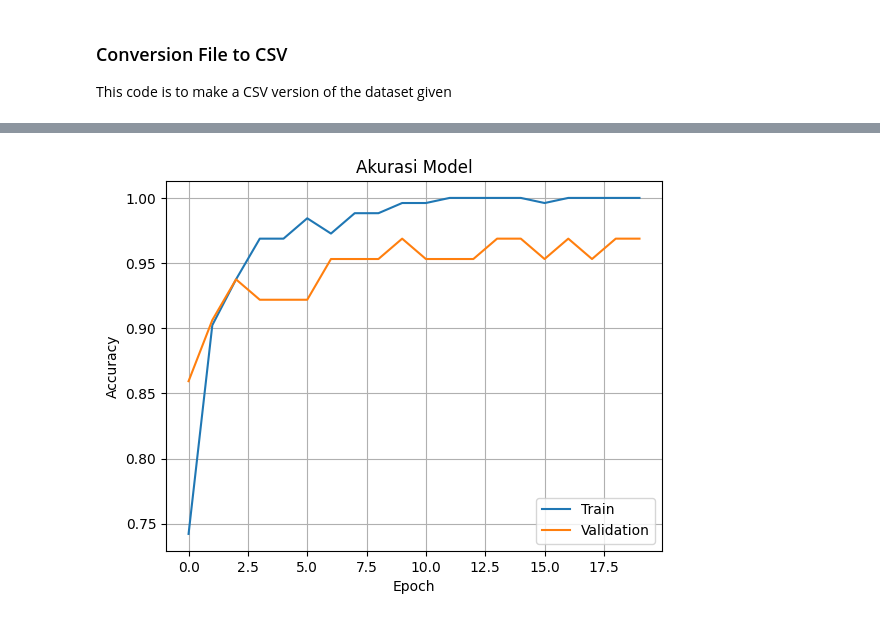
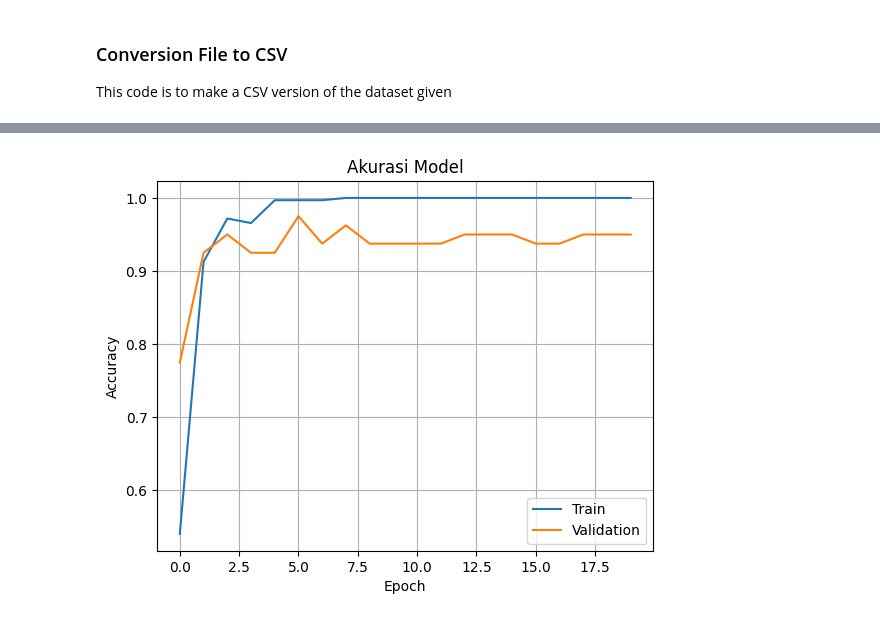
Before and after one commit to catSushiRoll/BSProjek, a Jupyter notebook: CNN_Epileptic_EEG.ipynb, the cells around one changed output, grey strips where cells are left out. Drawn from its saved outputs; the diff is of its cells as text; code cells hidden in the pictures.

```diff
--- a/CNN_Epileptic_EEG.ipynb
+++ b/CNN_Epileptic_EEG.ipynb
@@ -96,57 +96,56 @@ else:
 import pandas as pd
 import numpy as np
 from sklearn.model_selection import train_test_split
+from sklearn.preprocessing import StandardScaler
 from tensorflow.keras.models import Sequential
-from tensorflow.keras.layers import Conv1D, MaxPooling1D, Flatten, Dense, Dropout
+from tensorflow.keras.layers import Dense, Conv1D, MaxPooling1D, Flatten, Dropout
 from tensorflow.keras.utils import to_categorical
 import matplotlib.pyplot as plt
 
 df = pd.read_csv("/content/drive/MyDrive/dataset eeg/EEG_epilepsy_dataset.csv")
+X = df.drop('label', axis=1).values
+y = df['label'].values
 
-X = df.drop('label', axis=1).values  # shape: (200, 4097)
-y = df['label'].values               # shape: (200,)
+scaler = StandardScaler()
+X = scaler.fit_transform(X)
 
-X = X / np.max(np.abs(X))
+X = X.reshape(X.shape[0], X.shape[1], 1)
 
-X = X.reshape((X.shape[0], X.shape[1], 1))
+X_train, X_test, y_train, y_test = train_test_split(X, y, test_size=0.2, random_state=42, shuffle=True)
 
-X_train, X_test, y_train, y_test = train_test_split(
-    X, y, test_size=0.2, random_state=42, stratify=y
-)
-
-X_train_final, X_val, y_train_final, y_val = train_test_split(
-    X_train, y_train, test_size=0.2, random_state=42, stratify=y_train
-)
-
-model = Sequential()
-model.add(Conv1D(32, kernel_size=7, activation='relu', input_shape=(4097, 1)))
-model.add(MaxPooling1D(pool_size=2))
-model.add(Conv1D(64, kernel_size=5, activation='relu'))
-model.add(MaxPooling1D(pool_size=2))
-model.add(Flatten())
-model.add(Dense(64, activation='relu'))
-model.add(Dropout(0.3))
-model.add(Dense(1, activation='sigmoid'))
+model = Sequential([
+    Conv1D(64, kernel_size=3, activation='relu', input_shape=(X.shape[1], 1)),
+    MaxPooling1D(pool_size=2),
+    Conv1D(128, kernel_size=3, activation='relu'),
+    MaxPooling1D(pool_size=2),
+    Conv1D(256, kernel_size=3, activation='relu'),
+    MaxPooling1D(pool_size=2),
+    Flatten(),
+    Dropout(0.5),
+    Dense(64, activation='relu'),
+    Dense(1, activation='sigmoid')
+])
 
 model.compile(optimizer='adam', loss='binary_crossentropy', metrics=['accuracy'])
 
 history = model.fit(
-    X_train_final, y_train_final,
+    X_train, y_train,
+    validation_data=(X_test, y_test),
     epochs=20,
-    batch_size=16,
-    validation_data=(X_val, y_val)
+    batch_size=32,
+    verbose=1
 )
-
-loss, acc = model.evaluate(X_test, y_test)
-print(f"Akurasi pada data uji: {acc:.2f}")
 
 plt.plot(history.history['accuracy'], label='Train')
 plt.plot(history.history['val_accuracy'], label='Validation')
 plt.title('Akurasi Model')
 plt.xlabel('Epoch')
 plt.ylabel('Accuracy')
+plt.legend()
 plt.grid(True)
-plt.legend()
 plt.show()
+
+loss, acc = model.evaluate(X_test, y_test)
+print(f"Akurasi pada data uji: {acc:.2f}")
 # %% [output]
 Epoch 1/20
@@ -169 +168 @@ Akurasi pada data uji: 0.99
-[figure, old version]
+[figure, new version]
```
Also changed, not shown: parts of 1 cell of this notebook.
